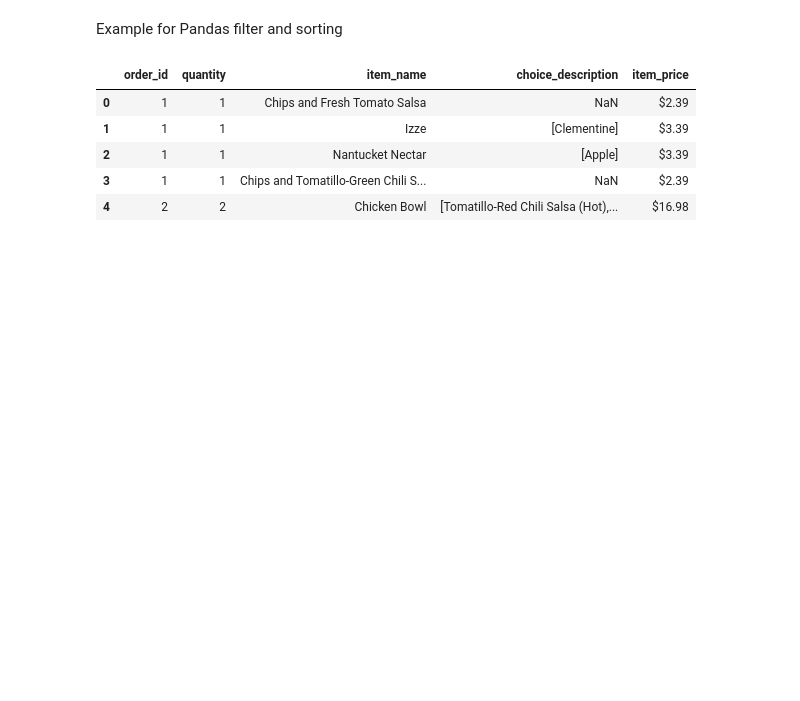
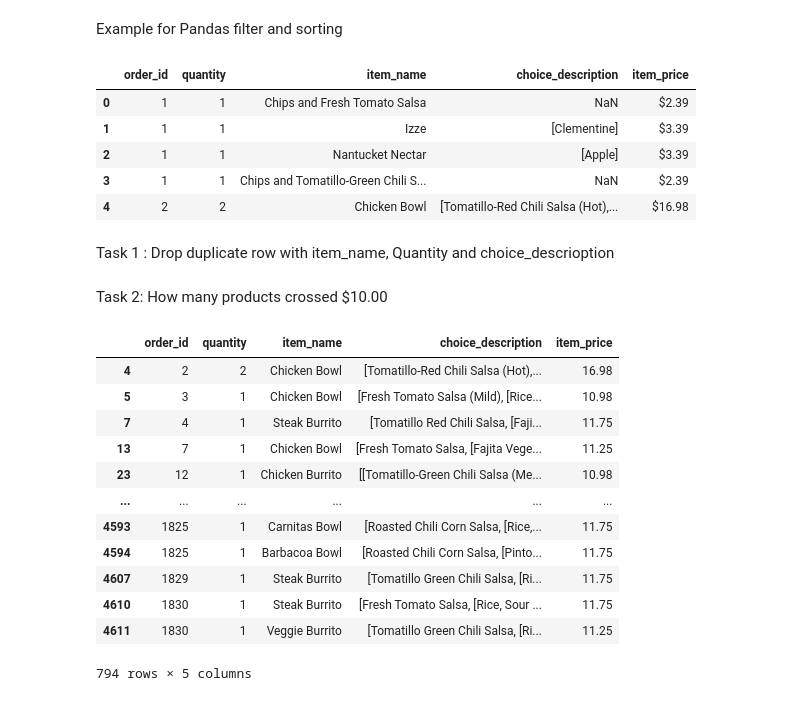
Before and after one commit to prabhumkpeak/AI_MI, a Jupyter notebook: .venv-1/PANDAS_filter_sorting.ipynb, the cells around one changed output. Cells and saved outputs as stored; diff of their text form; code cells hidden in the pictures; blank space fills up the shorter version.

```diff
--- a/.venv-1/PANDAS_filter_sorting.ipynb
+++ b/.venv-1/PANDAS_filter_sorting.ipynb
@@ -4,8 +4,8 @@ Example for Pandas filter and sorting
 import pandas as pd
 # %%
 url = "https://raw.githubusercontent.com/justmarkham/DAT8/master/data/chipotle.tsv"
-df = pd.read_csv(url , sep='\t')
-df.head(5)
+chipo = pd.read_csv(url , sep='\t')
+chipo.head(5)
 # %% [output]
 |  | order_id | quantity | item_name | choice_description | item_price |
 | 0 | 1 | 1 | Chips and Fresh Tomato Salsa | NaN | $2.39 |
@@ -13,3 +13,29 @@ df.head(5)
 | 2 | 1 | 1 | Nantucket Nectar | [Apple] | $3.39 |
 | 3 | 1 | 1 | Chips and Tomatillo-Green Chili S... | NaN | $2.39 |
 | 4 | 2 | 2 | Chicken Bowl | [Tomatillo-Red Chili Salsa (Hot),... | $16.98 |
+# %%
+new_price = [float(value[1:-1]) for value in chipo.item_price] #Convert price string to float
+# %%
+chipo["item_price"] = new_price #Add new price column
+# %% [markdown]
+Task 1 : Drop duplicate row with item_name, Quantity and choice_descrioption
+# %%
+chipo.drop_duplicates(subset=['item_name', 'quantity', 'choice_description'], inplace=True) # Drop duplicate row with item_name, Quantity and choice_descrioption
+# %% [markdown]
+Task 2: How many products crossed $10.00
+# %%
+chipo.query('item_price > 10.00') # Count how many products crossed 10.00
+# %% [output]
+|  | order_id | quantity | item_name | choice_description | item_price |
+| 4 | 2 | 2 | Chicken Bowl | [Tomatillo-Red Chili Salsa (Hot),... | 16.98 |
+| 5 | 3 | 1 | Chicken Bowl | [Fresh Tomato Salsa (Mild), [Rice... | 10.98 |
+| 7 | 4 | 1 | Steak Burrito | [Tomatillo Red Chili Salsa, [Faji... | 11.75 |
+| 13 | 7 | 1 | Chicken Bowl | [Fresh Tomato Salsa, [Fajita Vege... | 11.25 |
+| 23 | 12 | 1 | Chicken Burrito | [[Tomatillo-Green Chili Salsa (Me... | 10.98 |
+| ... | ... | ... | ... | ... | ... |
+| 4593 | 1825 | 1 | Carnitas Bowl | [Roasted Chili Corn Salsa, [Rice,... | 11.75 |
+| 4594 | 1825 | 1 | Barbacoa Bowl | [Roasted Chili Corn Salsa, [Pinto... | 11.75 |
+| 4607 | 1829 | 1 | Steak Burrito | [Tomatillo Green Chili Salsa, [Ri... | 11.75 |
+| 4610 | 1830 | 1 | Steak Burrito | [Fresh Tomato Salsa, [Rice, Sour ... | 11.75 |
+| 4611 | 1830 | 1 | Veggie Burrito | [Tomatillo Green Chili Salsa, [Ri... | 11.25 |
+794 rows × 5 columns
```
Also changed, not shown: parts of 19 cells of this notebook.
